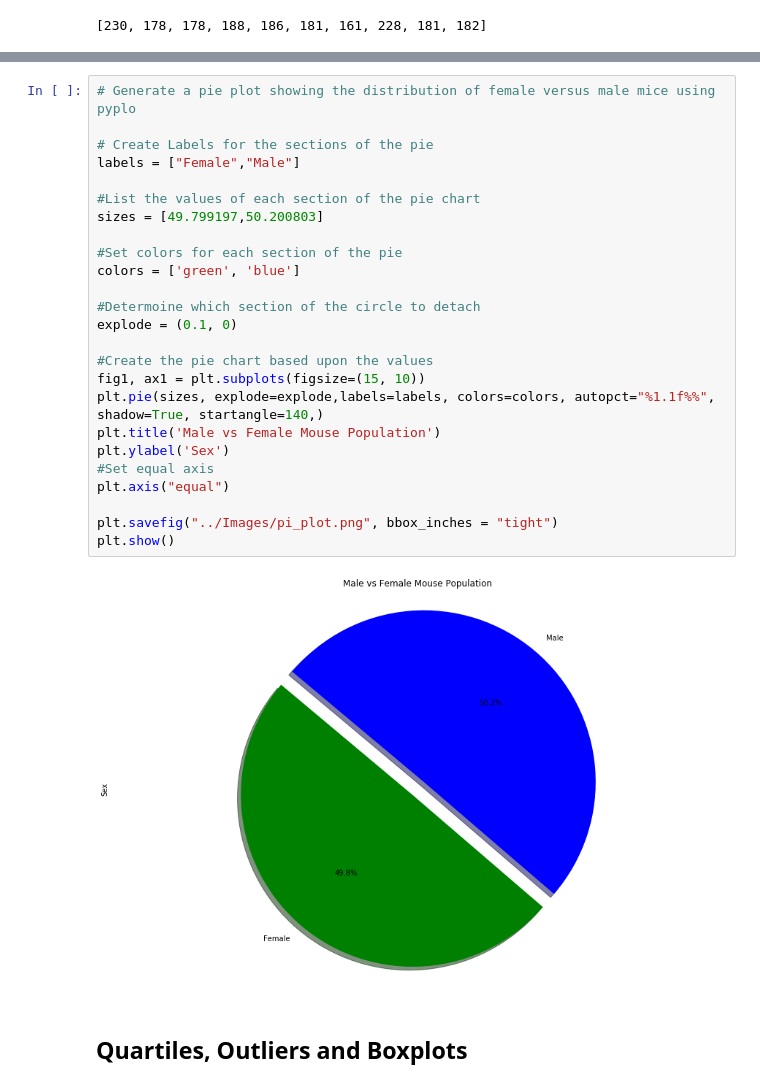
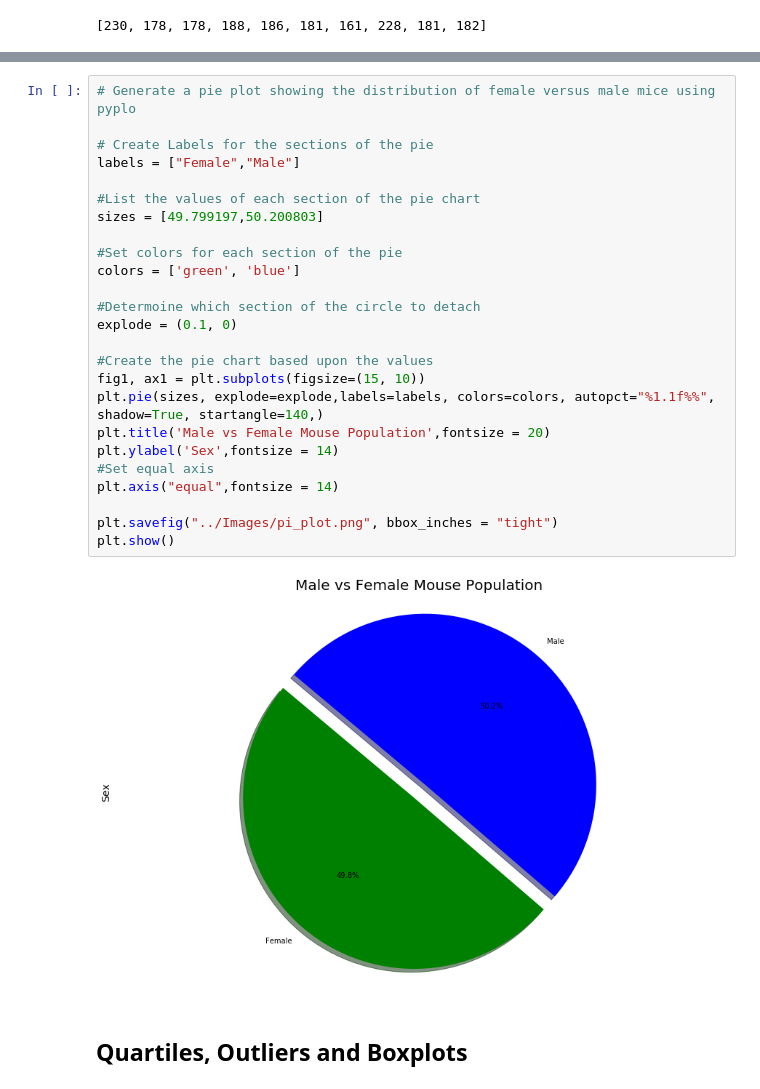
Before and after one commit to ermiasgelaye/Matplotlib-Challenge, a Jupyter notebook: Pymaceuticals/pymaceuticals_starter.ipynb, the cells around one changed output, grey strips where cells are left out. Drawn from its saved outputs; the diff is of its cells as text.

```diff
--- a/Pymaceuticals/pymaceuticals_starter.ipynb
+++ b/Pymaceuticals/pymaceuticals_starter.ipynb
@@ -223,30 +230,30 @@ plt.show()
 # %%
 # Generate a pie plot showing the distribution of female versus male mice using pyplo
 
 # Create Labels for the sections of the pie
 labels = ["Female","Male"]
 
 #List the values of each section of the pie chart
 sizes = [49.799197,50.200803]
 
 #Set colors for each section of the pie
 colors = ['green', 'blue']
 
 #Determoine which section of the circle to detach
 explode = (0.1, 0)
 
 #Create the pie chart based upon the values
 fig1, ax1 = plt.subplots(figsize=(15, 10))
 plt.pie(sizes, explode=explode,labels=labels, colors=colors, autopct="%1.1f%%", shadow=True, startangle=140,)
-plt.title('Male vs Female Mouse Population')
-plt.ylabel('Sex')
+plt.title('Male vs Female Mouse Population',fontsize = 20)
+plt.ylabel('Sex',fontsize = 14)
 #Set equal axis
-plt.axis("equal")
+plt.axis("equal",fontsize = 14)
 
 plt.savefig("../Images/pi_plot.png", bbox_inches = "tight")
 plt.show()
 # %% [output]
-[figure, old version]
+[figure, new version]
 # %% [markdown]
 ## Quartiles, Outliers and Boxplots
 # %%
```
Also changed, not shown: parts of 14 cells of this notebook, 10 other files.
